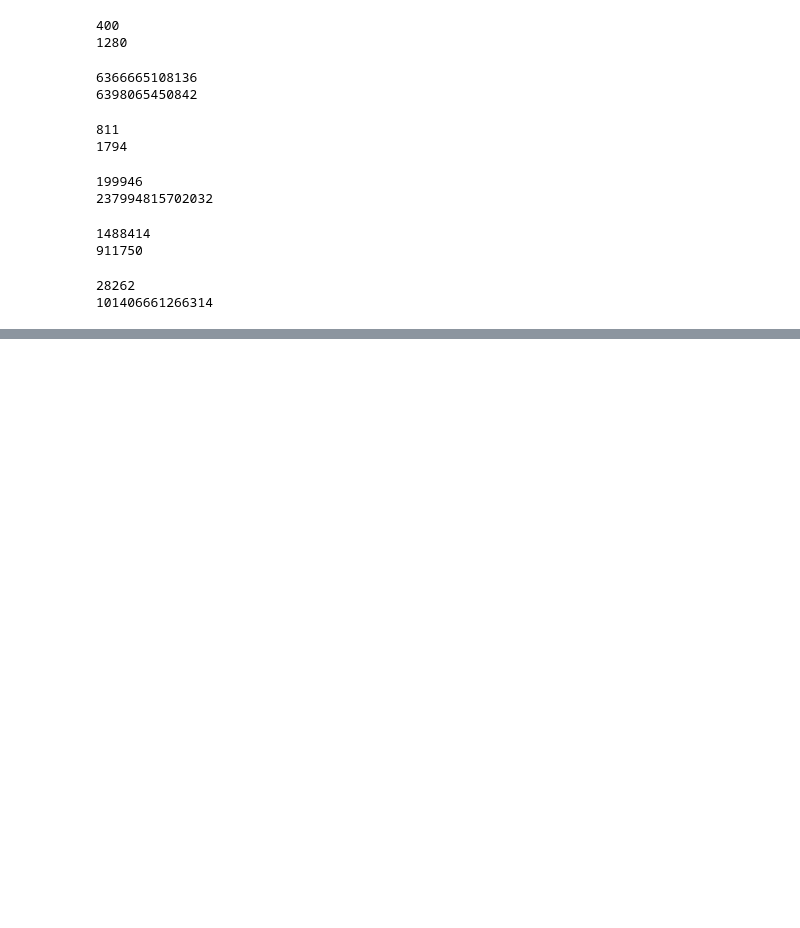
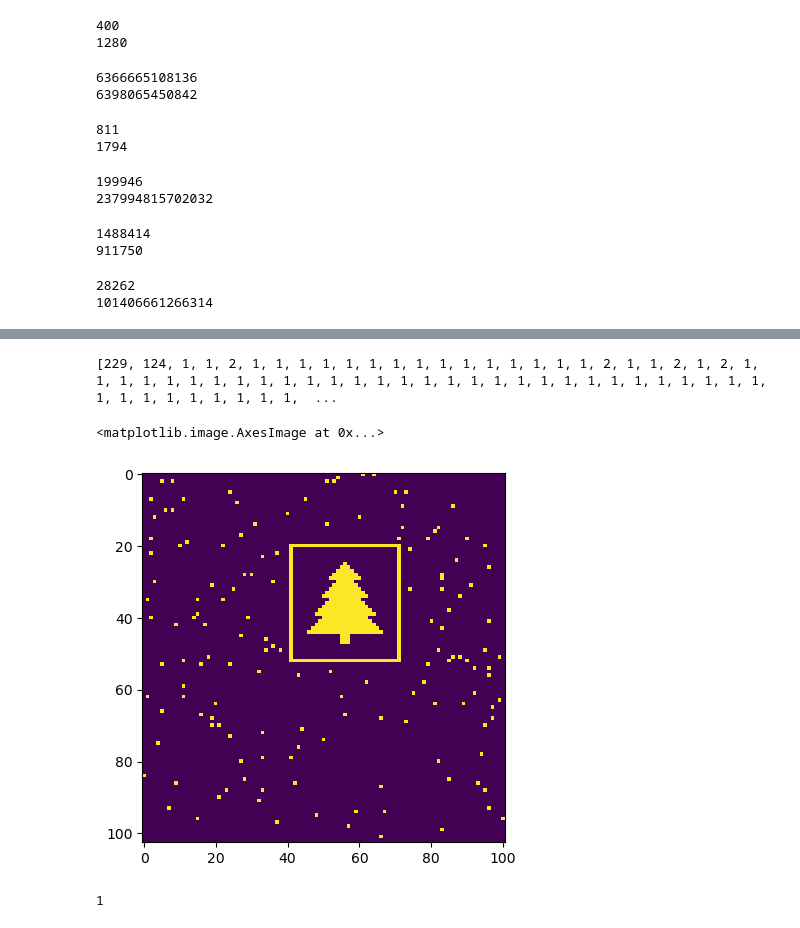
Before and after one commit to ThomasTram/AdventOfCode2024, a Jupyter notebook: AdventOfCode2024.ipynb, the cells around one changed output, grey strips where cells are left out. Saved outputs shown, nothing was run; the diff lists cells and outputs as text; code cells hidden in the pictures; blank space fills up the shorter version.

```diff
--- a/AdventOfCode2024.ipynb
+++ b/AdventOfCode2024.ipynb
@@ -622,0 +788,46 @@ print(sum(get_cost_from_game2(game) for game in all_games))
+# %%
+
+def compute_connected(pos, visited, allpos):
+    visited.add(pos)
+    for dx in range(-1, 2):
+        for dy in range(-1, 2):
+            adj_pos = (pos[0] + dx, pos[1] + dy)
+            #print(f'{adj_pos=}, {pos=}, {adj_pos in allpos}, {adj_pos not in visited}')
+            if adj_pos in allpos and adj_pos not in visited:
+                #print('???')
+                compute_connected(adj_pos, visited, allpos)
+    return visited
+
+def compute_correlation(pos_set_input):
+    pos_set = pos_set_input.copy()
+    output = []
+    #print(pos_set)
+    while pos_set:
+        pos = pos_set.pop()
+        con = compute_connected(pos, set(), pos_set)
+        #print(f'{pos=}, {con=}')
+        pos_set -= con
+        output.append(len(con))
+    return output
+
+t = 7344
+allpos = {pos_after_time(d, t, Lx, Ly) for d in data}
+
+cc = compute_correlation(allpos)
+print(cc)
+
+print_picture2(allpos, Lx, Ly)
+#print((59, 40) in allpos)
+#test = compute_connected((59, 40), set(), allpos)
+#print(test)
+#print(allpos)
+#print((58, 40) in allpos)
+# %% [output]
+[229, 124, 1, 1, 2, 1, 1, 1, 1, 1, 1, 1, 1, 1, 1, 1, 1, 1, 1, 1, 2, 1, 1, 2, 1, 2, 1, 1, 1, 1, 1, 1, 1, 1, 1, 1, 1, 1, 1, 1, 1, 1, 1, 1, 1, 1, 1, 1, 1, 1, 1, 1, 1, 1, 1, 1, 1, 1, 1, 1, 1, 1, 1, 1, 1,  ...
+<matplotlib.image.AxesImage at 0x...>
+[figure, added]
+# %%
+a = {1, 3, 4}
+a.remove(
+# %% [output]
+1
```
Also changed, not shown: parts of 4 cells of this notebook.
